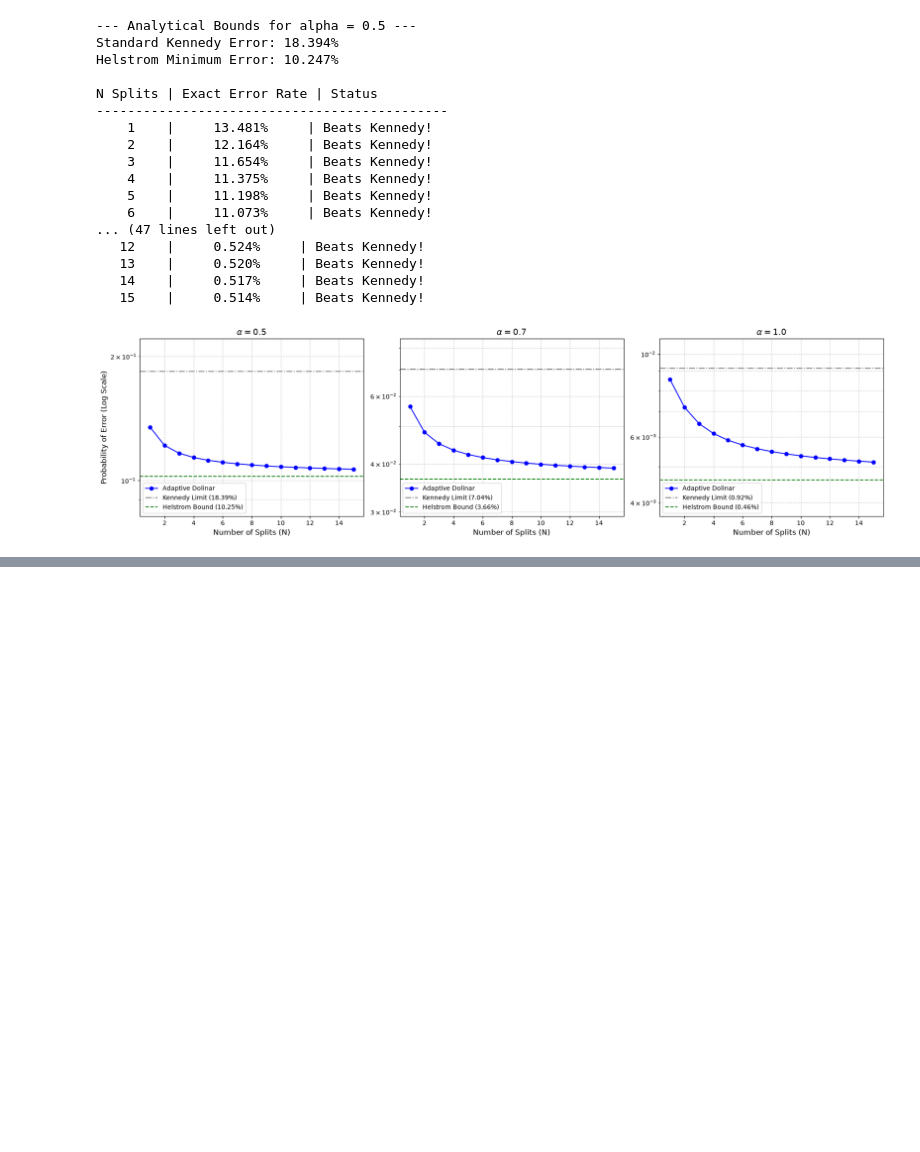
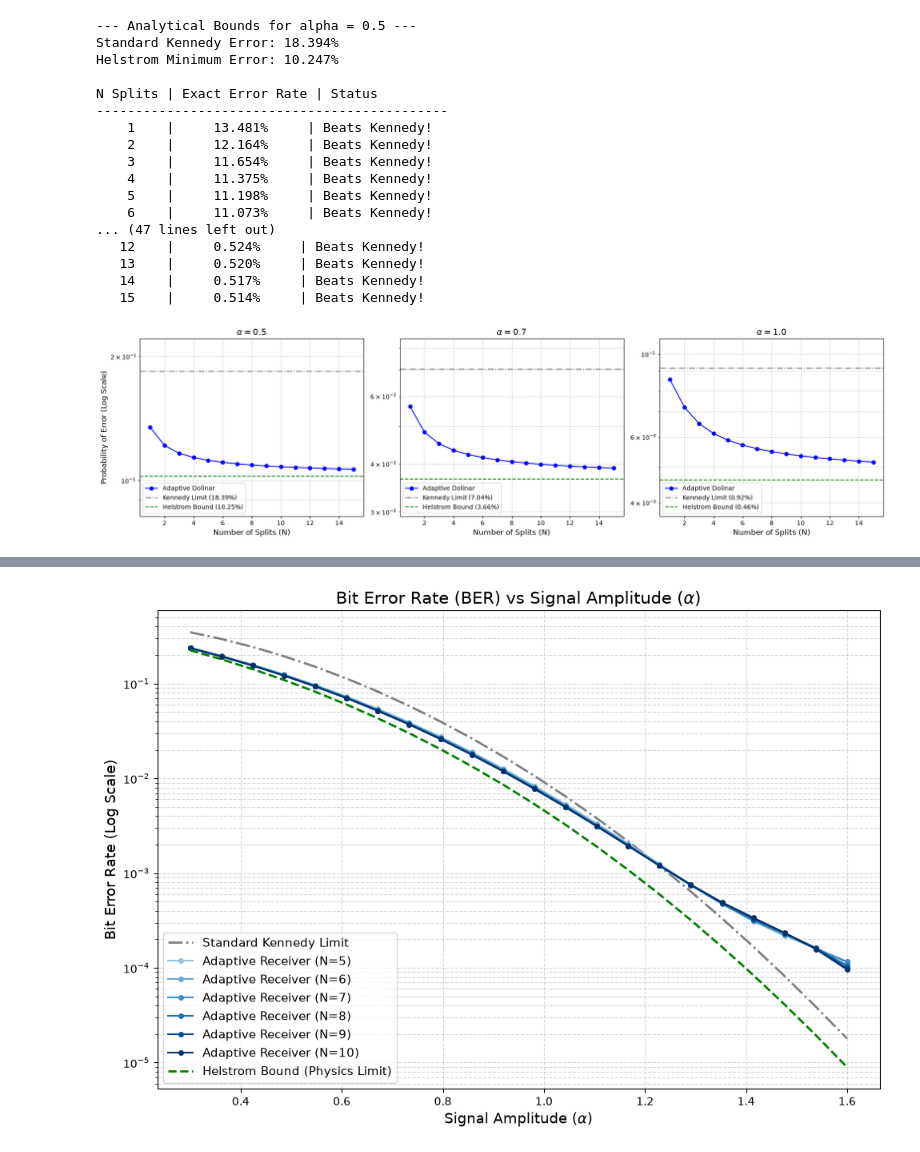
Before and after one commit to eskildpra/Dolinar-Receiver, a Jupyter notebook: test.ipynb, the cells around one changed output, grey strips where cells are left out. Cells and saved outputs as stored; diff of their text form; code cells hidden in the pictures; blank space fills up the shorter version.

```diff
--- a/test.ipynb
+++ b/test.ipynb
@@ -718,0 +821,22 @@ Plotting results...
+# %%
+fig, ax = plt.subplots(figsize=(10, 7))
+
+ax.semilogy(alpha_values, kennedy_bers, color='gray', linestyle='-.', linewidth=2, label='Standard Kennedy Limit')
+
+colors = plt.cm.Blues(np.linspace(0.4, 1.0, max_splits - 4))
+for N, color in zip(range(5, max_splits + 1), colors):
+    ax.semilogy(alpha_values, dolinar_bers[N], marker='o', markersize=4, color=color, label=f'Adaptive Receiver (N={N})')
+
+ax.semilogy(alpha_values, helstrom_bers, color='green', linestyle='--', linewidth=2, label='Helstrom Bound (Physics Limit)')
+
+ax.set_title("Bit Error Rate (BER) vs Signal Amplitude ($\\alpha$)", fontsize=15)
+ax.set_xlabel("Signal Amplitude ($\\alpha$)", fontsize=13)
+ax.set_ylabel("Bit Error Rate (Log Scale)", fontsize=13)
+
+ax.grid(True, which="both", linestyle='--', alpha=0.5)
+ax.legend(fontsize=11, loc='lower left')
+
+plt.tight_layout()
+plt.show()
+# %% [output]
+[figure, added]
```
Also changed, not shown: parts of 7 cells of this notebook.
